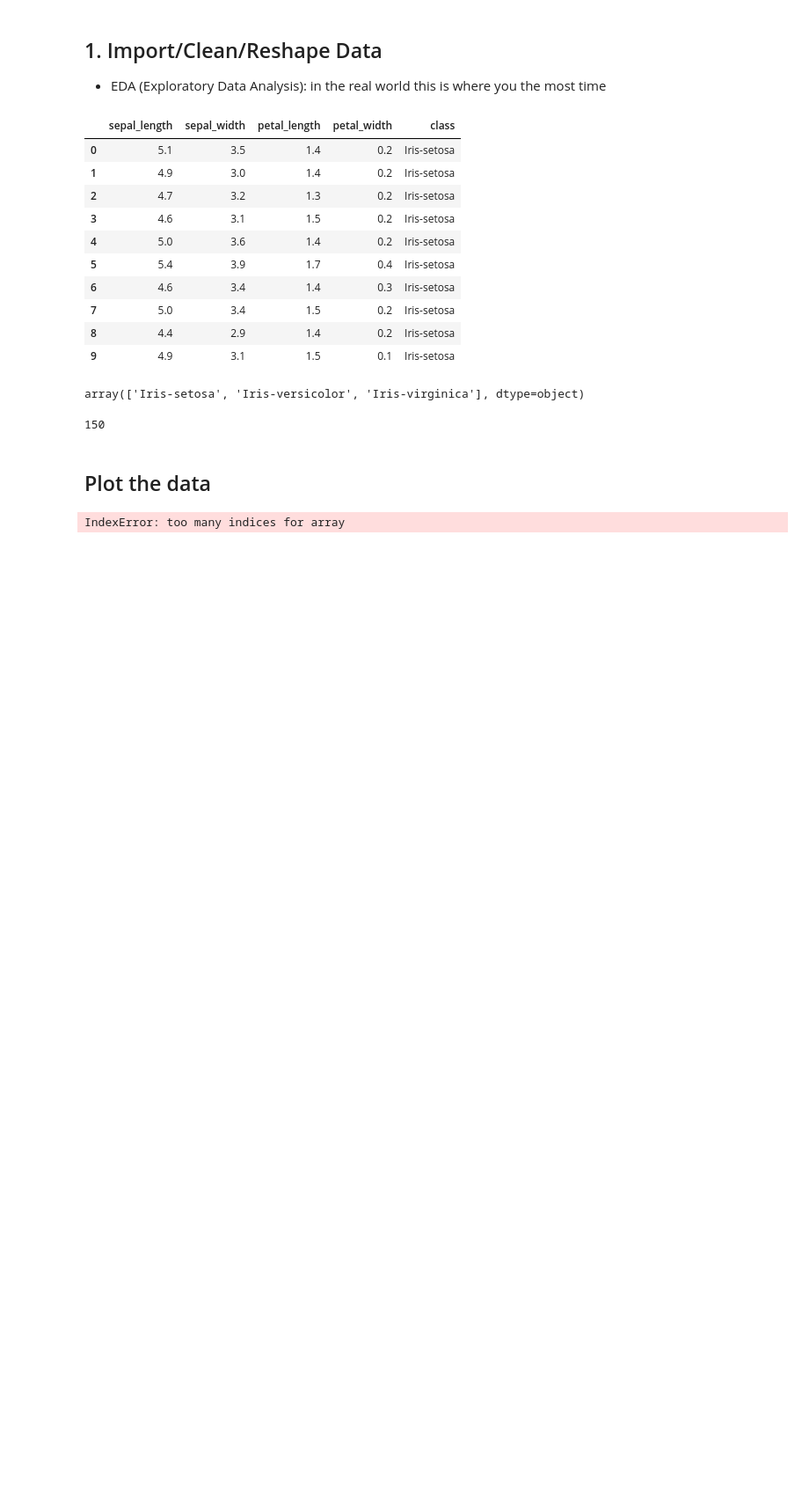
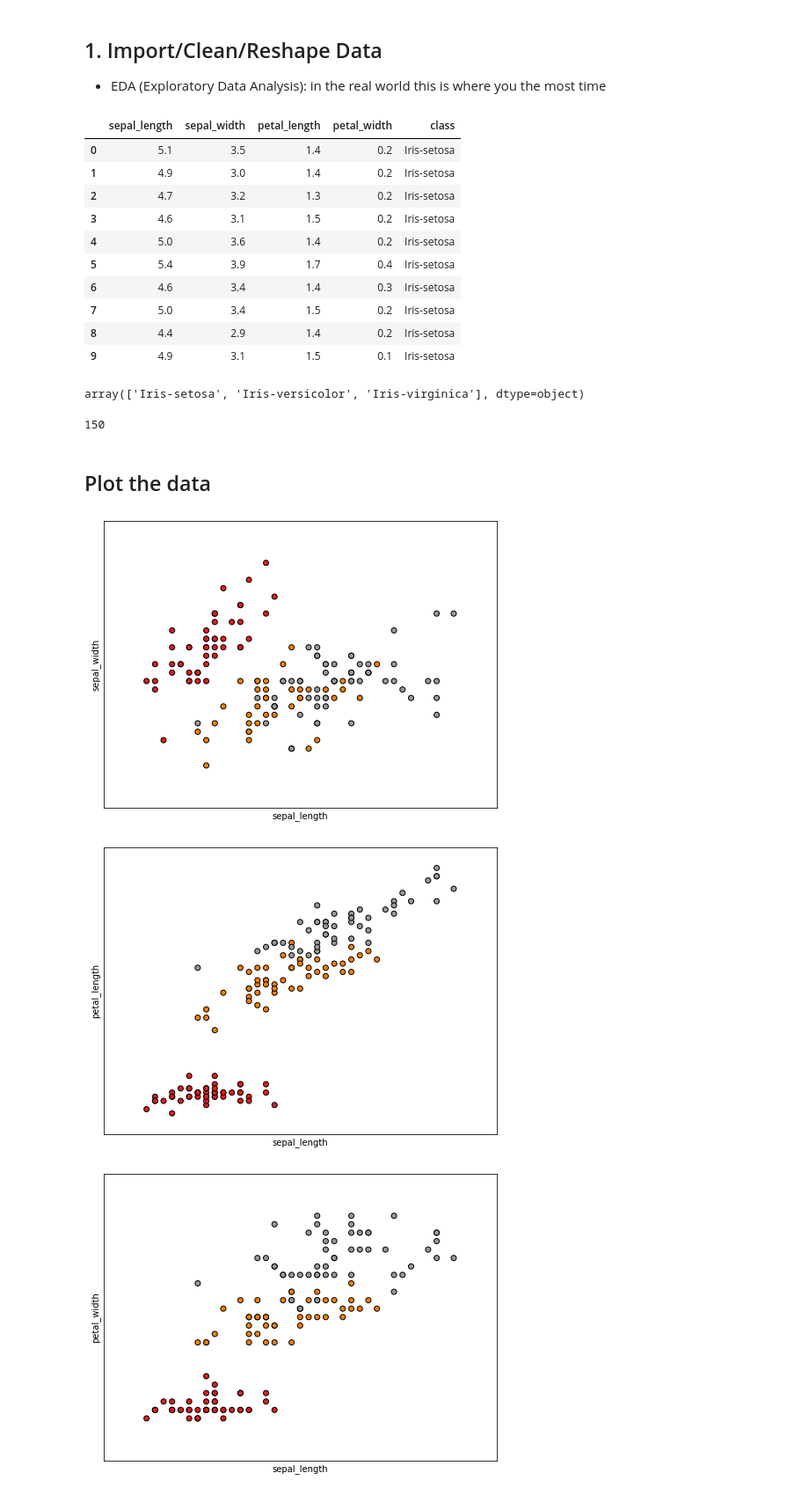
Before and after one commit to MnemoSemiotic/prem_prep_sep08, a Jupyter notebook: stats/07_crossval_intuition/simple_crossval_and_ml_intuition.ipynb, the cells around one changed output. Shown at 88% size. Cells and saved outputs as stored; diff of their text form; code cells hidden in the pictures; blank space fills up the shorter version.

```diff
--- a/stats/07_crossval_intuition/simple_crossval_and_ml_intuition.ipynb
+++ b/stats/07_crossval_intuition/simple_crossval_and_ml_intuition.ipynb
@@ -168,32 +168,34 @@ def plot_features(X_df, y_df, columns):
                 built_pairs.append(tup)
 
     for pair in built_pairs:
         x_lab = pair[0]
         y_lab = pair[1]
 
         X = X_df[[x_lab, y_lab]].values
 
         x_min, x_max = X[:, 0].min() - 0.5, X[:, 0].max() + 0.5
-        y_min, y_max = y[:, 1].min() - 0.5, y[:, 1].max() + 0.5
+        y_min, y_max = X[:, 1].min() - 0.5, X[:, 1].max() + 0.5
 
         plt.figure(2, figsize=(8,6))
         plt.clf()
 
         # Plot the training points
         plt.scatter(X[:, 0], X[:, 1], c=y, cmap=plt.cm.Set1,
                     edgecolor='k')
         plt.xlabel(x_lab)
         plt.ylabel(y_lab)
 
 
         plt.xlim(x_min, x_max)
         plt.ylim(y_min, y_max)
 
         plt.xticks(())
         plt.yticks(())
 
         plt.show()
 
 plot_features(X, y, columns)
 # %% [output]
-IndexError: too many indices for array
+[figure, added]
+[figure, added]
+[figure, added]
```
Also changed, not shown: parts of 1 cell of this notebook.
